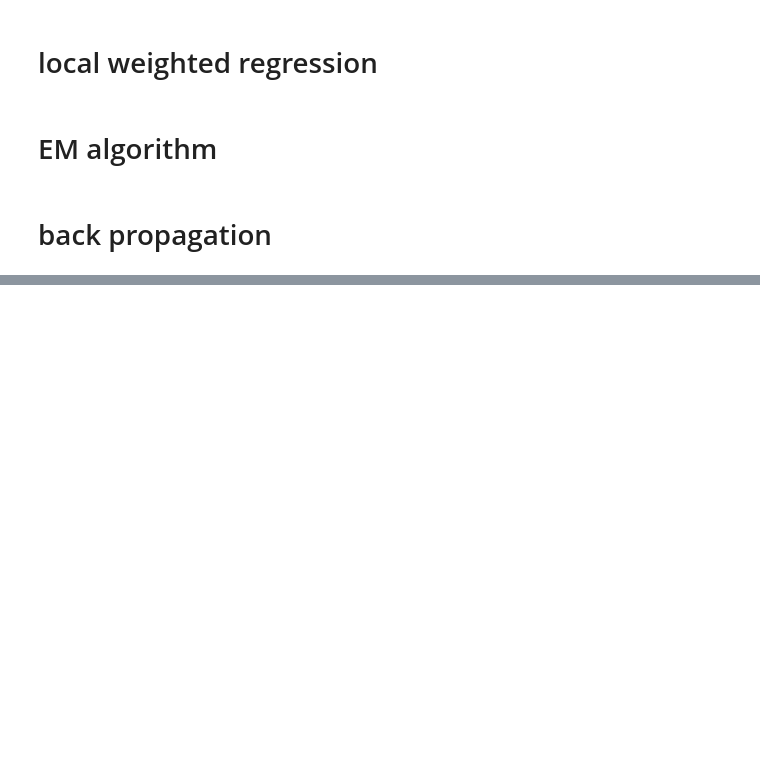
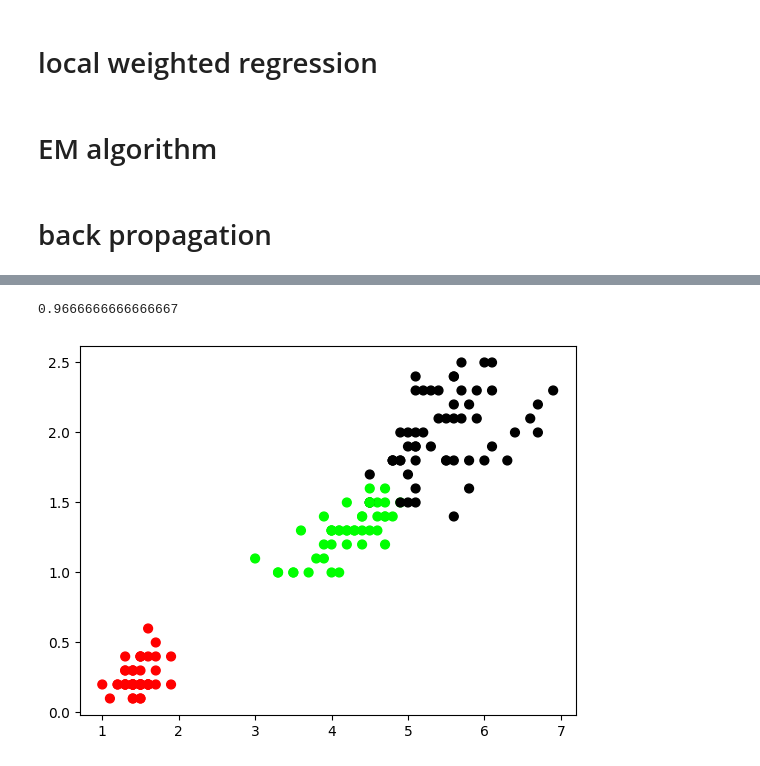
Before and after one commit to MsHegde-code/sem7, a Jupyter notebook: practiceNotebook.ipynb, the cells around one changed output, grey strips where cells are left out. Cells and saved outputs as stored; diff of their text form; code cells hidden in the pictures; blank space fills up the shorter version.

```diff
--- a/practiceNotebook.ipynb
+++ b/practiceNotebook.ipynb
@@ -849,0 +1448,16 @@ the factorized dataset:
+# %%
+from sklearn.preprocessing import StandardScaler
+
+scaler = StandardScaler()
+xsa = scaler.fit_transform(x)
+xs = pd.DataFrame(xsa, columns=x.columns)
+
+gmm = GaussianMixture(n_components=3)
+gmm.fit(xs)
+gmm_labels = gmm.predict(xs)
+print(metrics.accuracy_score(gmm_labels, y.target))
+plt.scatter(x.petal_length, x.petal_width, c=colormap[gmm_labels], s=40)
+plt.show()
+# %% [output]
+0.9666666666666667
+[figure, added]
```
Also changed, not shown: parts of 19 cells of this notebook, 2 other files.
